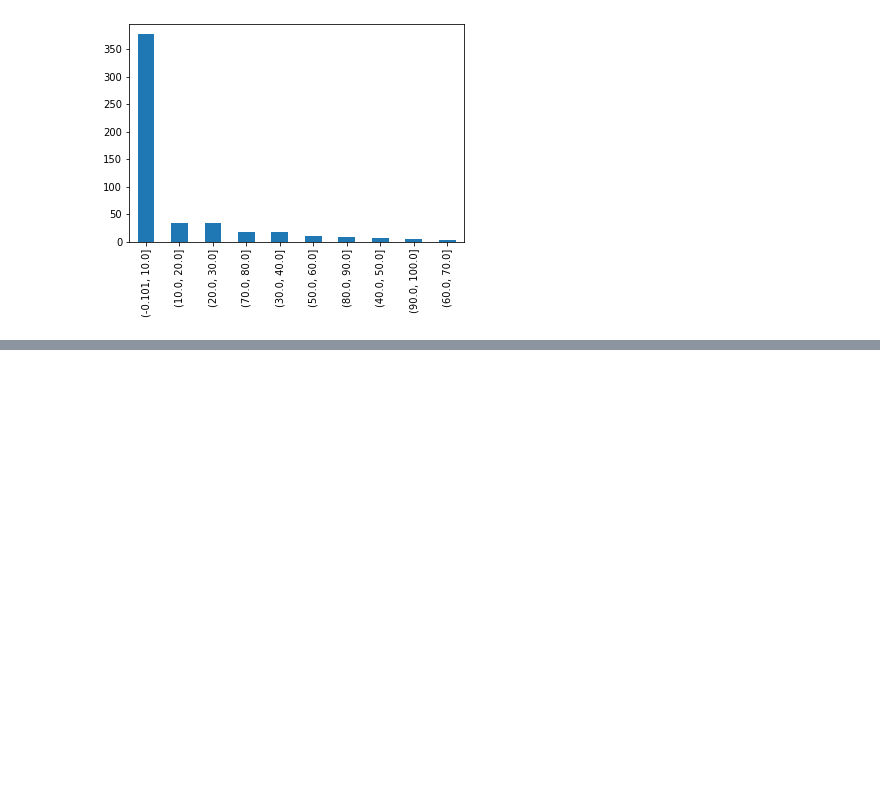
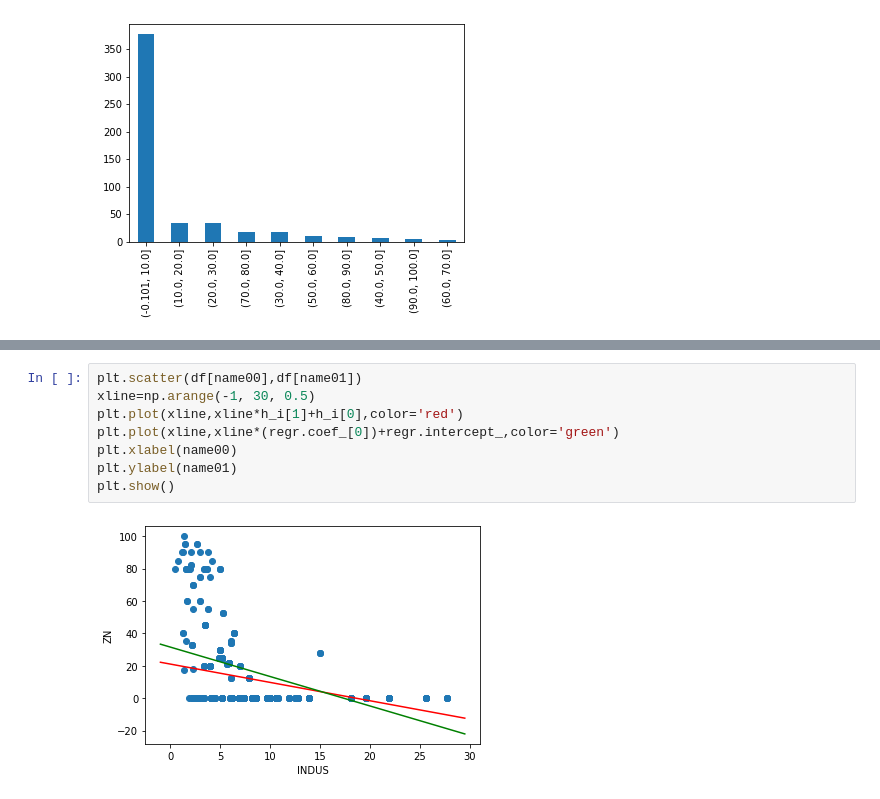
Before and after one commit to NihilisticMotif/Data-Science-Documentation, a Jupyter notebook: Data-Science-Documentation/Project/ReverseEngineer_DataScience_Project/KaggleProject01_BostonHousing_by_TOLGAHANCEPEL.ipynb, the cells around one changed output, grey strips where cells are left out. Drawn from its saved outputs; the diff is of its cells as text; blank space fills up the shorter version.

```diff
--- a/Data-Science-Documentation/Project/ReverseEngineer_DataScience_Project/KaggleProject01_BostonHousing_by_TOLGAHANCEPEL.ipynb
+++ b/Data-Science-Documentation/Project/ReverseEngineer_DataScience_Project/KaggleProject01_BostonHousing_by_TOLGAHANCEPEL.ipynb
@@ -171,0 +372,10 @@ plt.grid()
+# %%
+plt.scatter(df[name00],df[name01])
+xline=np.arange(-1, 30, 0.5)
+plt.plot(xline,xline*h_i[1]+h_i[0],color='red')
+plt.plot(xline,xline*(regr.coef_[0])+regr.intercept_,color='green')
+plt.xlabel(name00)
+plt.ylabel(name01)
+plt.show()
+# %% [output]
+[figure, added]
```
Also changed, not shown: parts of 34 cells of this notebook.
